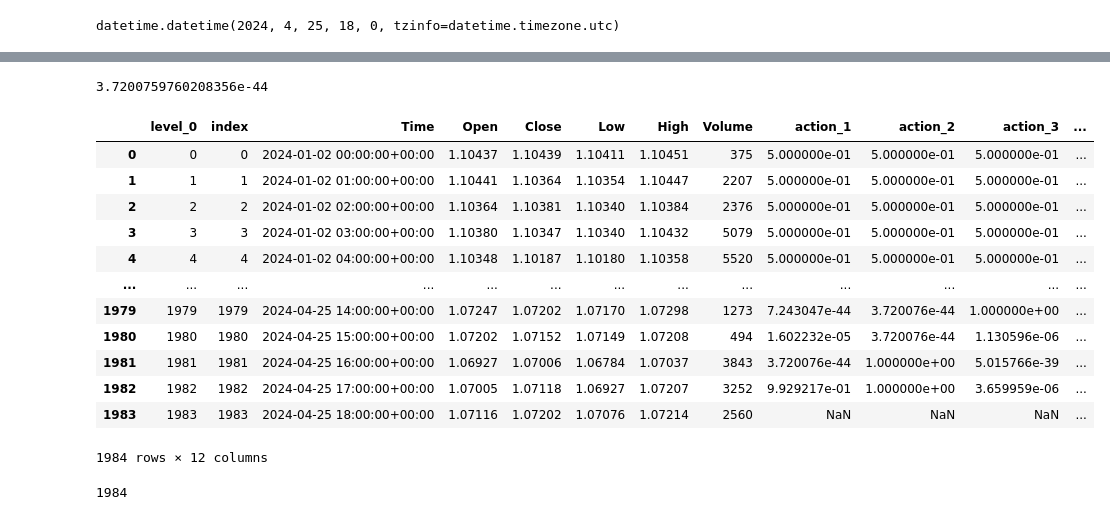
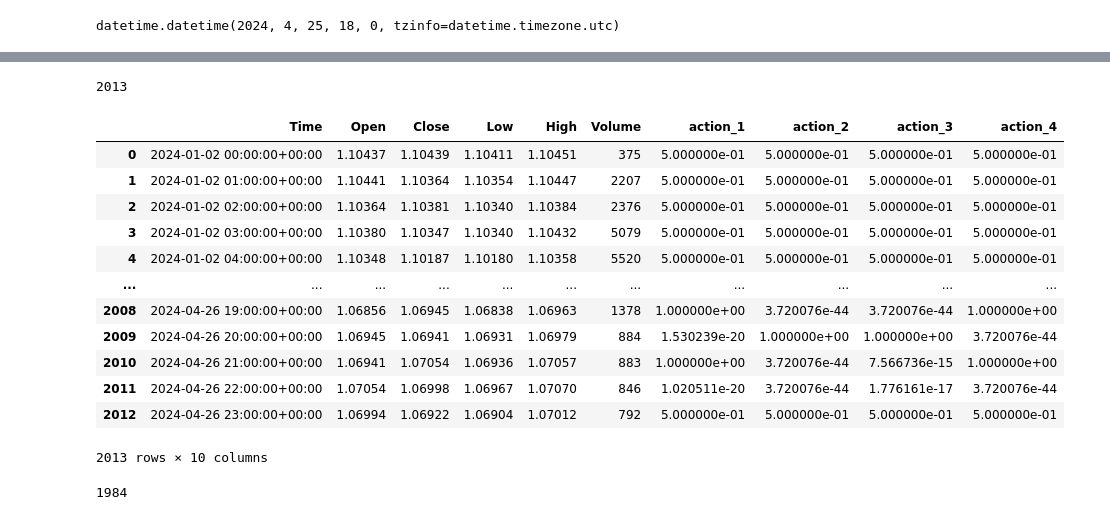
Before and after one commit to lilfetz22/gym_mtsim_forked, a Jupyter notebook: examples/saving_tested_model.ipynb, the cells around one changed output, grey strips where cells are left out. Drawn from its saved outputs; the diff is of its cells as text; code cells hidden in the pictures.

Commit message:
found a way to update the datapoints of the validation environment without resetting the entire environment so now I can walk along the environment

```diff
--- a/examples/saving_tested_model.ipynb
+++ b/examples/saving_tested_model.ipynb
@@ -479,3 +460,6 @@ env_validation.time_points
+# %%
+data_path = 'C:/Users/WilliamFetzner/Documents/Trading/gym_mtsim_forked/gym_mtsim/data/symbols_forex_1hr_1_1_24_4_25_24 copy.pkl'
+new_data_path = data_path.replace('copy', 'validation')
 # %%
 sim_validation_2 = gym_mtsim.MtSimulator(
     unit='USD',
@@ -483,14 +467,14 @@ sim_validation_2 = gym_mtsim.MtSimulator(
     leverage=100.,
     stop_out_level=0.2,
     hedge=True,
-    symbols_filename='C:/Users/WilliamFetzner/Documents/Trading/gym_mtsim_forked/gym_mtsim/data/symbols_forex_1hr_1_1_24_4_25_24.pkl'
+    symbols_filename=new_data_path
 )
 
 env_validation_2 = MtEnv(
     original_simulator=sim_validation_2,
     trading_symbols=['EURUSD'],
     window_size = 10,
-    # time_points=list(validation_index_slice),
+    time_points=list(validation_index_slice),
     hold_threshold=0.5,
     close_threshold=0.5,
     fee=lambda symbol: {
@@ -503,0 +559,2 @@ env_validation_2 = MtEnv(
+# %%
+sim_validation_2.load_symbols(data_path)
@@ -588,10 +638,0 @@ with open('C:/Users/WilliamFetzner/Documents/Trading/gym_mtsim_forked/gym_mtsim/
-# %%
-sim_validation_2 = gym_mtsim.MtSimulator(
-    unit='USD',
-    balance=200000.,
-    leverage=100.,
-    stop_out_level=0.2,
-    hedge=True,
-    symbols_filename='C:/Users/WilliamFetzner/Documents/Trading/gym_mtsim_forked/gym_mtsim/data/symbols_forex_1hr_1_1_24_4_25_24.pkl'
-)
-sim_validation_2.symbols_data['EURUSD']
@@ -665,32 +639,32 @@ actions
-# %%
-expit(-100)
-# %% [output]
-3.7200759760208356e-44
+# %%
+len(sim_validation_2.symbols_data['EURUSD'])
+# %% [output]
+2013
 # %%
 from scipy.special import expit
 # add 10 blank arrays to the beginning of actions
 blanks = np.zeros(4)
 blanks10 = [blanks]*9
-actions_w_blanks = blanks10 + actions + blanks
+actions_w_blanks = blanks10 + actions + [blanks]
 sym_data = sim_validation_2.symbols_data['EURUSD']
 # merge actions with sym_data
 actions_w_blanks_df = pd.DataFrame(actions_w_blanks, columns=['action_1', 'action_2', 'action_3', 'action_4'])
 # apply the expit function to each of the action columns
 actions_w_blanks_df = actions_w_blanks_df.apply(expit)
-# sym_data.reset_index(inplace=True)
-sym_with_actions = sym_data.merge(actions_w_blanks_df, left_index=True, right_index=True, how='left')
+sym_data_index_reset = sym_data.reset_index()
+sym_with_actions = sym_data_index_reset.merge(actions_w_blanks_df, left_index=True, right_index=True, how='left')
 sym_with_actions
 # %% [output]
-|  | level_0 | index | Time | Open | Close | Low | High | Volume | action_1 | action_2 | action_3 | ... |
-| 0 | 0 | 0 | 2024-01-02 00:00:00+00:00 | 1.10437 | 1.10439 | 1.10411 | 1.10451 | 375 | 5.000000e-01 | 5.000000e-01 | 5.000000e-01 | ... |
-| 1 | 1 | 1 | 2024-01-02 01:00:00+00:00 | 1.10441 | 1.10364 | 1.10354 | 1.10447 | 2207 | 5.000000e-01 | 5.000000e-01 | 5.000000e-01 | ... |
-| 2 | 2 | 2 | 2024-01-02 02:00:00+00:00 | 1.10364 | 1.10381 | 1.10340 | 1.10384 | 2376 | 5.000000e-01 | 5.000000e-01 | 5.000000e-01 | ... |
-| 3 | 3 | 3 | 2024-01-02 03:00:00+00:00 | 1.10380 | 1.10347 | 1.10340 | 1.10432 | 5079 | 5.000000e-01 | 5.000000e-01 | 5.000000e-01 | ... |
-| 4 | 4 | 4 | 2024-01-02 04:00:00+00:00 | 1.10348 | 1.10187 | 1.10180 | 1.10358 | 5520 | 5.000000e-01 | 5.000000e-01 | 5.000000e-01 | ... |
-| ... | ... | ... | ... | ... | ... | ... | ... | ... | ... | ... | ... | ... |
-| 1979 | 1979 | 1979 | 2024-04-25 14:00:00+00:00 | 1.07247 | 1.07202 | 1.07170 | 1.07298 | 1273 | 7.243047e-44 | 3.720076e-44 | 1.000000e+00 | ... |
-| 1980 | 1980 | 1980 | 2024-04-25 15:00:00+00:00 | 1.07202 | 1.07152 | 1.07149 | 1.07208 | 494 | 1.602232e-05 | 3.720076e-44 | 1.130596e-06 | ... |
-| 1981 | 1981 | 1981 | 2024-04-25 16:00:00+00:00 | 1.06927 | 1.07006 | 1.06784 | 1.07037 | 3843 | 3.720076e-44 | 1.000000e+00 | 5.015766e-39 | ... |
-| 1982 | 1982 | 1982 | 2024-04-25 17:00:00+00:00 | 1.07005 | 1.07118 | 1.06927 | 1.07207 | 3252 | 9.929217e-01 | 1.000000e+00 | 3.659959e-06 | ... |
-| 1983 | 1983 | 1983 | 2024-04-25 18:00:00+00:00 | 1.07116 | 1.07202 | 1.07076 | 1.07214 | 2560 | NaN | NaN | NaN | ... |
+|  | Time | Open | Close | Low | High | Volume | action_1 | action_2 | action_3 | action_4 |
+| 0 | 2024-01-02 00:00:00+00:00 | 1.10437 | 1.10439 | 1.10411 | 1.10451 | 375 | 5.000000e-01 | 5.000000e-01 | 5.000000e-01 | 5.000000e-01 |
+| 1 | 2024-01-02 01:00:00+00:00 | 1.10441 | 1.10364 | 1.10354 | 1.10447 | 2207 | 5.000000e-01 | 5.000000e-01 | 5.000000e-01 | 5.000000e-01 |
+| 2 | 2024-01-02 02:00:00+00:00 | 1.10364 | 1.10381 | 1.10340 | 1.10384 | 2376 | 5.000000e-01 | 5.000000e-01 | 5.000000e-01 | 5.000000e-01 |
+| 3 | 2024-01-02 03:00:00+00:00 | 1.10380 | 1.10347 | 1.10340 | 1.10432 | 5079 | 5.000000e-01 | 5.000000e-01 | 5.000000e-01 | 5.000000e-01 |
+| 4 | 2024-01-02 04:00:00+00:00 | 1.10348 | 1.10187 | 1.10180 | 1.10358 | 5520 | 5.000000e-01 | 5.000000e-01 | 5.000000e-01 | 5.000000e-01 |
+| ... | ... | ... | ... | ... | ... | ... | ... | ... | ... | ... |
+| 2008 | 2024-04-26 19:00:00+00:00 | 1.06856 | 1.06945 | 1.06838 | 1.06963 | 1378 | 1.000000e+00 | 3.720076e-44 | 3.720076e-44 | 1.000000e+00 |
+| 2009 | 2024-04-26 20:00:00+00:00 | 1.06945 | 1.06941 | 1.06931 | 1.06979 | 884 | 1.530239e-20 | 1.000000e+00 | 1.000000e+00 | 3.720076e-44 |
+| 2010 | 2024-04-26 21:00:00+00:00 | 1.06941 | 1.07054 | 1.06936 | 1.07057 | 883 | 1.000000e+00 | 3.720076e-44 | 7.566736e-15 | 1.000000e+00 |
+| 2011 | 2024-04-26 22:00:00+00:00 | 1.07054 | 1.06998 | 1.06967 | 1.07070 | 846 | 1.020511e-20 | 3.720076e-44 | 1.776161e-17 | 3.720076e-44 |
+| 2012 | 2024-04-26 23:00:00+00:00 | 1.06994 | 1.06922 | 1.06904 | 1.07012 | 792 | 5.000000e-01 | 5.000000e-01 | 5.000000e-01 | 5.000000e-01 |
-1984 rows × 12 columns
+2013 rows × 10 columns
```
Also changed, not shown: parts of 34 cells of this notebook.
